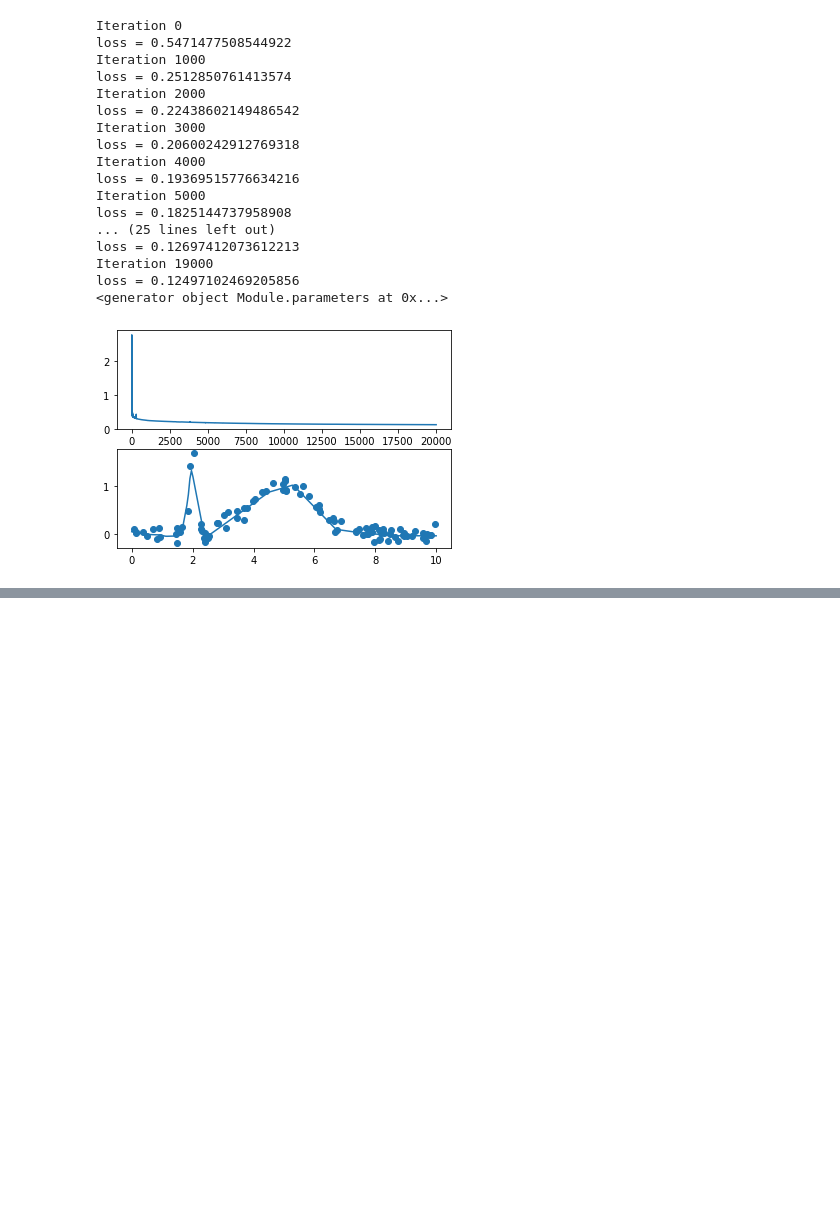
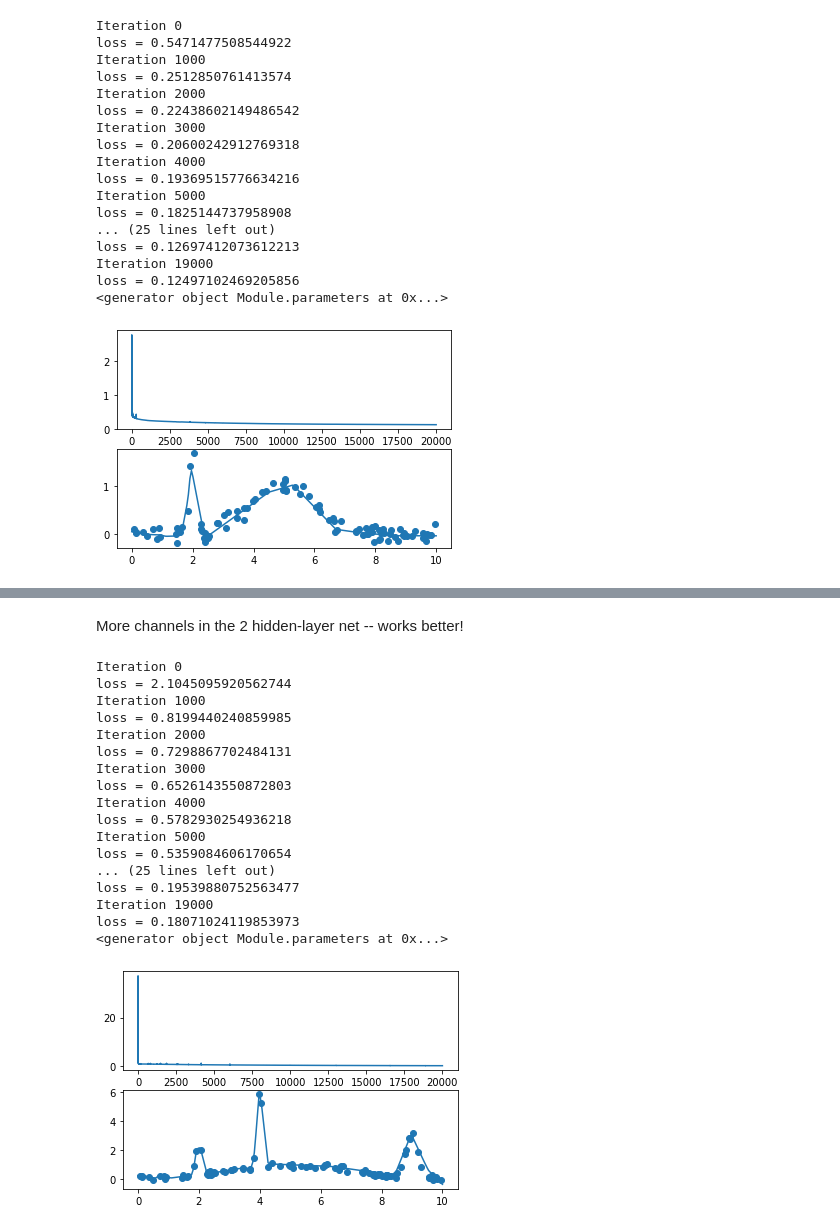
Before and after one commit to rhiju/rna_lores2, a Jupyter notebook: 0_Simple_1D_fit.ipynb, the cells around one changed output, grey strips where cells are left out. Cells and saved outputs as stored; diff of their text form; code cells hidden in the pictures; blank space fills up the shorter version.

```diff
--- a/0_Simple_1D_fit.ipynb
+++ b/0_Simple_1D_fit.ipynb
@@ -399,0 +473,33 @@ loss = 0.12497102469205856
+# %% [markdown]
+More channels in the 2 hidden-layer net -- works better!
+# %%
+net = torch.nn.Sequential(
+        torch.nn.Linear(1, 200),
+        torch.nn.LeakyReLU(),
+        torch.nn.Linear(200, 100),
+        torch.nn.LeakyReLU(),
+        torch.nn.Linear(100, 1),
+    )
+learning_rate = 5e-2
+#opt = torch.optim.SGD(net.parameters(), lr=learning_rate, momentum=0.5)
+opt = torch.optim.Adagrad(net.parameters(), lr=learning_rate)
+train_model(x,y3,net,opt,20000)
+# %% [output]
+Iteration 0
+loss = 2.1045095920562744
+Iteration 1000
+loss = 0.8199440240859985
+Iteration 2000
+loss = 0.7298867702484131
+Iteration 3000
+loss = 0.6526143550872803
+Iteration 4000
+loss = 0.5782930254936218
+Iteration 5000
+loss = 0.5359084606170654
+... (25 lines left out)
+loss = 0.19539880752563477
+Iteration 19000
+loss = 0.18071024119853973
+<generator object Module.parameters at 0x...>
+[figure, added]
```
Also changed, not shown: parts of 11 cells of this notebook.
